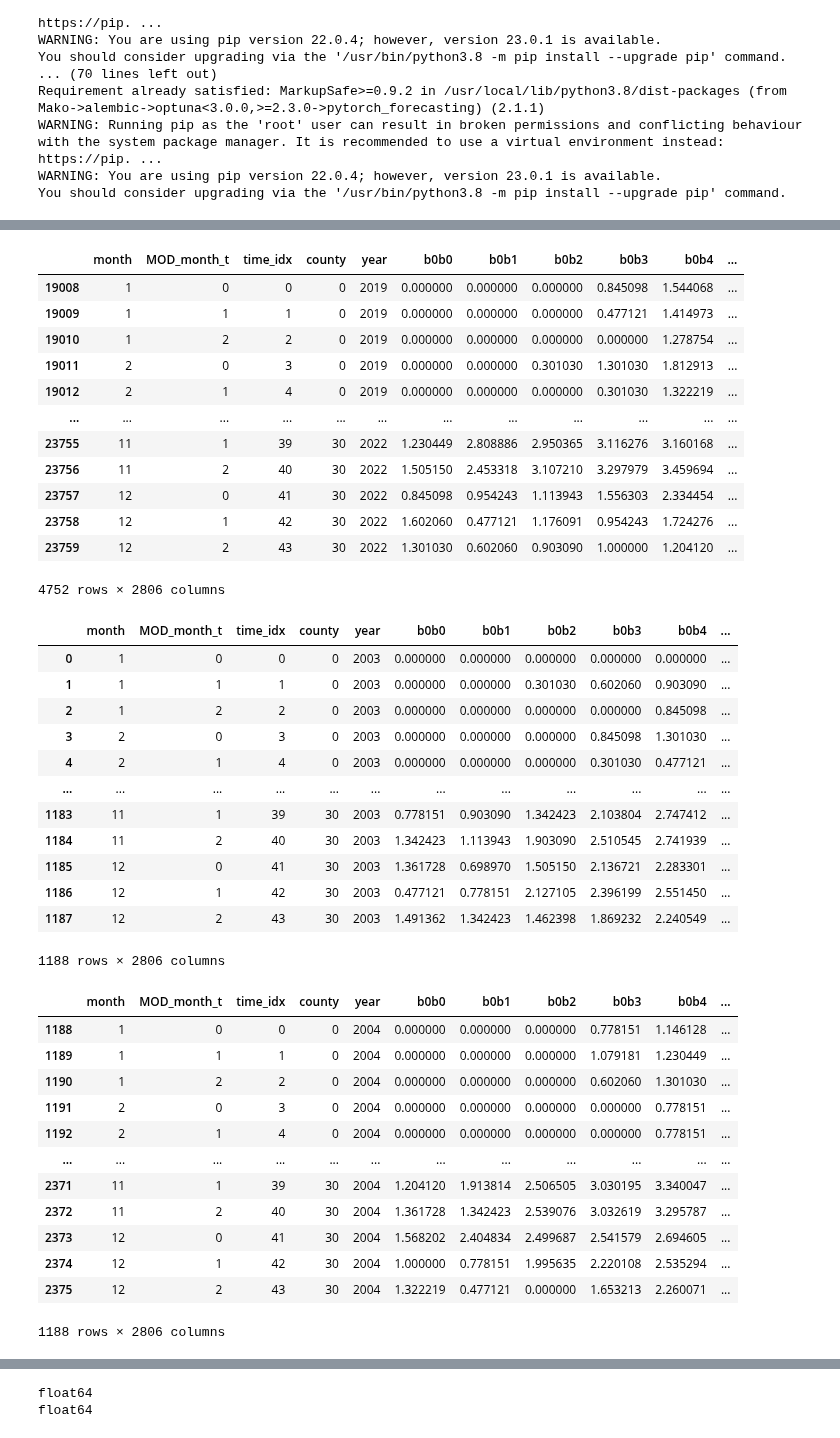
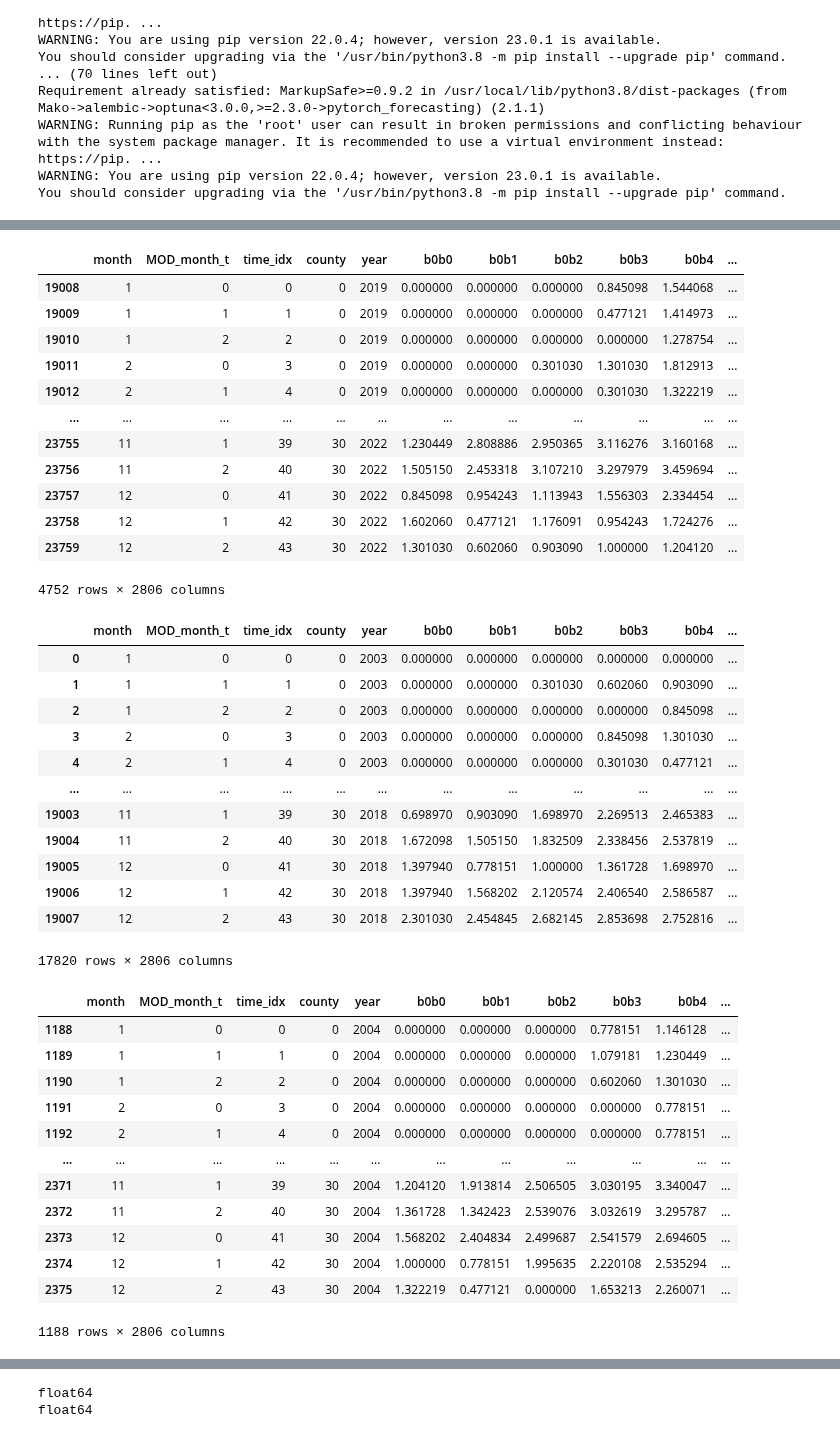
Before and after one commit to koyacolab/china, a Jupyter notebook: ALItrain.ipynb, the cells around one changed output, grey strips where cells are left out. Drawn from its saved outputs; the diff is of its cells as text; code cells hidden in the pictures.

```diff
--- a/ALItrain.ipynb
+++ b/ALItrain.ipynb
@@ -146,7 +146,7 @@ data_infer['rice_sownarea'] = np.nan
 data_infer['rice_yieldval'] = np.nan
 data_infer['rice_yield']    = np.nan
 
-years = [str(x) for x in range(2003, 2005)]
+years = [str(x) for x in range(2003, 2019)]
 
 val_year = str(2004)
 
@@ -172,39 +172,39 @@ See the caveats in the documentation: https://pandas.pydata.org/pandas-docs/stab
 A value is trying to be set on a copy of a slice from a DataFrame.
 Try using .loc[row_indexer,col_indexer] = value instead
 
 See the caveats in the documentation: https://pandas.pydata.org/pandas-docs/stable/user_guide/indexing.html#returning-a-view-versus-a-copy
   data_infer['rice_yieldval'] = np.nan
 A value is trying to be set on a copy of a slice from a DataFrame.
 Try using .loc[row_indexer,col_indexer] = value instead
 
 See the caveats in the documentation: https://pandas.pydata.org/pandas-docs/stable/user_guide/indexing.html#returning-a-view-versus-a-copy
   data_infer['rice_yield']    = np.nan
 |  | month | MOD_month_t | time_idx | county | year | b0b0 | b0b1 | b0b2 | b0b3 | b0b4 | ... |
 | 19008 | 1 | 0 | 0 | 0 | 2019 | 0.000000 | 0.000000 | 0.000000 | 0.845098 | 1.544068 | ... |
 | 19009 | 1 | 1 | 1 | 0 | 2019 | 0.000000 | 0.000000 | 0.000000 | 0.477121 | 1.414973 | ... |
 | 19010 | 1 | 2 | 2 | 0 | 2019 | 0.000000 | 0.000000 | 0.000000 | 0.000000 | 1.278754 | ... |
 | 19011 | 2 | 0 | 3 | 0 | 2019 | 0.000000 | 0.000000 | 0.301030 | 1.301030 | 1.812913 | ... |
 | 19012 | 2 | 1 | 4 | 0 | 2019 | 0.000000 | 0.000000 | 0.000000 | 0.301030 | 1.322219 | ... |
 | ... | ... | ... | ... | ... | ... | ... | ... | ... | ... | ... | ... |
 | 23755 | 11 | 1 | 39 | 30 | 2022 | 1.230449 | 2.808886 | 2.950365 | 3.116276 | 3.160168 | ... |
 | 23756 | 11 | 2 | 40 | 30 | 2022 | 1.505150 | 2.453318 | 3.107210 | 3.297979 | 3.459694 | ... |
 | 23757 | 12 | 0 | 41 | 30 | 2022 | 0.845098 | 0.954243 | 1.113943 | 1.556303 | 2.334454 | ... |
 | 23758 | 12 | 1 | 42 | 30 | 2022 | 1.602060 | 0.477121 | 1.176091 | 0.954243 | 1.724276 | ... |
 | 23759 | 12 | 2 | 43 | 30 | 2022 | 1.301030 | 0.602060 | 0.903090 | 1.000000 | 1.204120 | ... |
 4752 rows × 2806 columns
 |  | month | MOD_month_t | time_idx | county | year | b0b0 | b0b1 | b0b2 | b0b3 | b0b4 | ... |
 | 0 | 1 | 0 | 0 | 0 | 2003 | 0.000000 | 0.000000 | 0.000000 | 0.000000 | 0.000000 | ... |
 | 1 | 1 | 1 | 1 | 0 | 2003 | 0.000000 | 0.000000 | 0.301030 | 0.602060 | 0.903090 | ... |
 | 2 | 1 | 2 | 2 | 0 | 2003 | 0.000000 | 0.000000 | 0.000000 | 0.000000 | 0.845098 | ... |
 | 3 | 2 | 0 | 3 | 0 | 2003 | 0.000000 | 0.000000 | 0.000000 | 0.845098 | 1.301030 | ... |
 | 4 | 2 | 1 | 4 | 0 | 2003 | 0.000000 | 0.000000 | 0.000000 | 0.301030 | 0.477121 | ... |
 | ... | ... | ... | ... | ... | ... | ... | ... | ... | ... | ... | ... |
-| 1183 | 11 | 1 | 39 | 30 | 2003 | 0.778151 | 0.903090 | 1.342423 | 2.103804 | 2.747412 | ... |
-| 1184 | 11 | 2 | 40 | 30 | 2003 | 1.342423 | 1.113943 | 1.903090 | 2.510545 | 2.741939 | ... |
-| 1185 | 12 | 0 | 41 | 30 | 2003 | 1.361728 | 0.698970 | 1.505150 | 2.136721 | 2.283301 | ... |
-| 1186 | 12 | 1 | 42 | 30 | 2003 | 0.477121 | 0.778151 | 2.127105 | 2.396199 | 2.551450 | ... |
-| 1187 | 12 | 2 | 43 | 30 | 2003 | 1.491362 | 1.342423 | 1.462398 | 1.869232 | 2.240549 | ... |
+| 19003 | 11 | 1 | 39 | 30 | 2018 | 0.698970 | 0.903090 | 1.698970 | 2.269513 | 2.465383 | ... |
+| 19004 | 11 | 2 | 40 | 30 | 2018 | 1.672098 | 1.505150 | 1.832509 | 2.338456 | 2.537819 | ... |
+| 19005 | 12 | 0 | 41 | 30 | 2018 | 1.397940 | 0.778151 | 1.000000 | 1.361728 | 1.698970 | ... |
+| 19006 | 12 | 1 | 42 | 30 | 2018 | 1.397940 | 1.568202 | 2.120574 | 2.406540 | 2.586587 | ... |
+| 19007 | 12 | 2 | 43 | 30 | 2018 | 2.301030 | 2.454845 | 2.682145 | 2.853698 | 2.752816 | ... |
-1188 rows × 2806 columns
+17820 rows × 2806 columns
 |  | month | MOD_month_t | time_idx | county | year | b0b0 | b0b1 | b0b2 | b0b3 | b0b4 | ... |
 | 1188 | 1 | 0 | 0 | 0 | 2004 | 0.000000 | 0.000000 | 0.000000 | 0.778151 | 1.146128 | ... |
 | 1189 | 1 | 1 | 1 | 0 | 2004 | 0.000000 | 0.000000 | 0.000000 | 1.079181 | 1.230449 | ... |
```
Also changed, not shown: parts of 11 cells of this notebook.
